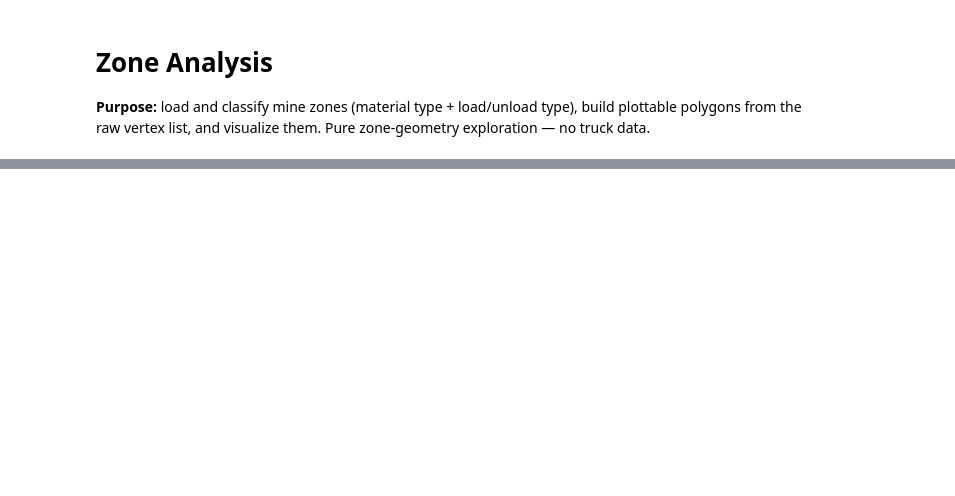
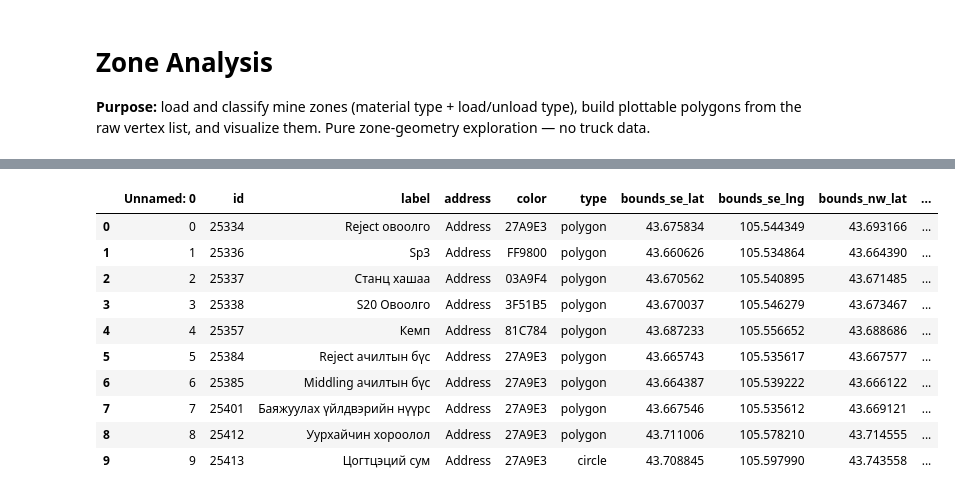
Before and after one commit to uranbileguka/GPS_project, a Jupyter notebook: notebooks/analysis/zone_analysis.ipynb, the cells around one changed output, grey strips where cells are left out. Saved outputs shown, nothing was run; the diff lists cells and outputs as text; code cells hidden in the pictures; blank space fills up the shorter version.

```diff
--- a/notebooks/analysis/zone_analysis.ipynb
+++ b/notebooks/analysis/zone_analysis.ipynb
@@ -15,3 +17,17 @@ filtered_df.shape
+# %%
+zone_list_df.head()
+# %% [output]
+|  | Unnamed: 0 | id | label | address | color | type | bounds_se_lat | bounds_se_lng | bounds_nw_lat | ... |
+| 0 | 0 | 25334 | Reject овоолго | Address | 27A9E3 | polygon | 43.675834 | 105.544349 | 43.693166 | ... |
+| 1 | 1 | 25336 | Sp3 | Address | FF9800 | polygon | 43.660626 | 105.534864 | 43.664390 | ... |
+| 2 | 2 | 25337 | Станц хашаа | Address | 03A9F4 | polygon | 43.670562 | 105.540895 | 43.671485 | ... |
+| 3 | 3 | 25338 | S20 Овоолго | Address | 3F51B5 | polygon | 43.670037 | 105.546279 | 43.673467 | ... |
+| 4 | 4 | 25357 | Кемп | Address | 81C784 | polygon | 43.687233 | 105.556652 | 43.688686 | ... |
+| 5 | 5 | 25384 | Reject ачилтын бүс | Address | 27A9E3 | polygon | 43.665743 | 105.535617 | 43.667577 | ... |
+| 6 | 6 | 25385 | Middling ачилтын бүс | Address | 27A9E3 | polygon | 43.664387 | 105.539222 | 43.666122 | ... |
+| 7 | 7 | 25401 | Баяжуулах үйлдвэрийн нүүрс | Address | 27A9E3 | polygon | 43.667546 | 105.535612 | 43.669121 | ... |
+| 8 | 8 | 25412 | Уурхайчин хороолол | Address | 27A9E3 | polygon | 43.711006 | 105.578210 | 43.714555 | ... |
+| 9 | 9 | 25413 | Цогтцэций сум | Address | 27A9E3 | circle | 43.708845 | 105.597990 | 43.743558 | ... |
 # %%
 print("reject:", filtered_df.loc[filtered_df.zone_material_type == "reject", "label"].tolist())
 print("bn:", filtered_df.loc[filtered_df.zone_material_type == "bn", "label"].tolist())
```
Also changed, not shown: parts of 6 cells of this notebook, 6 other files.
